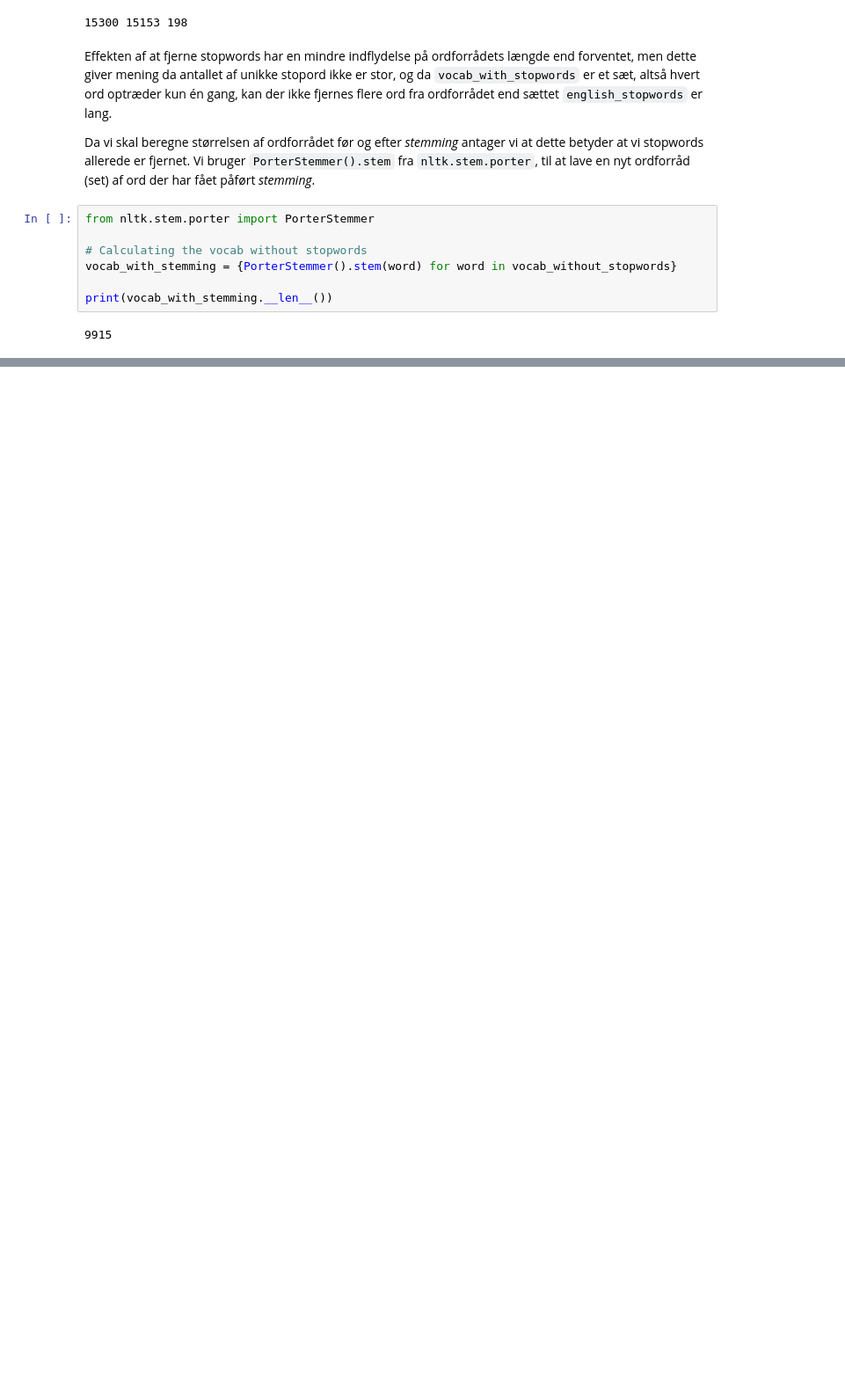
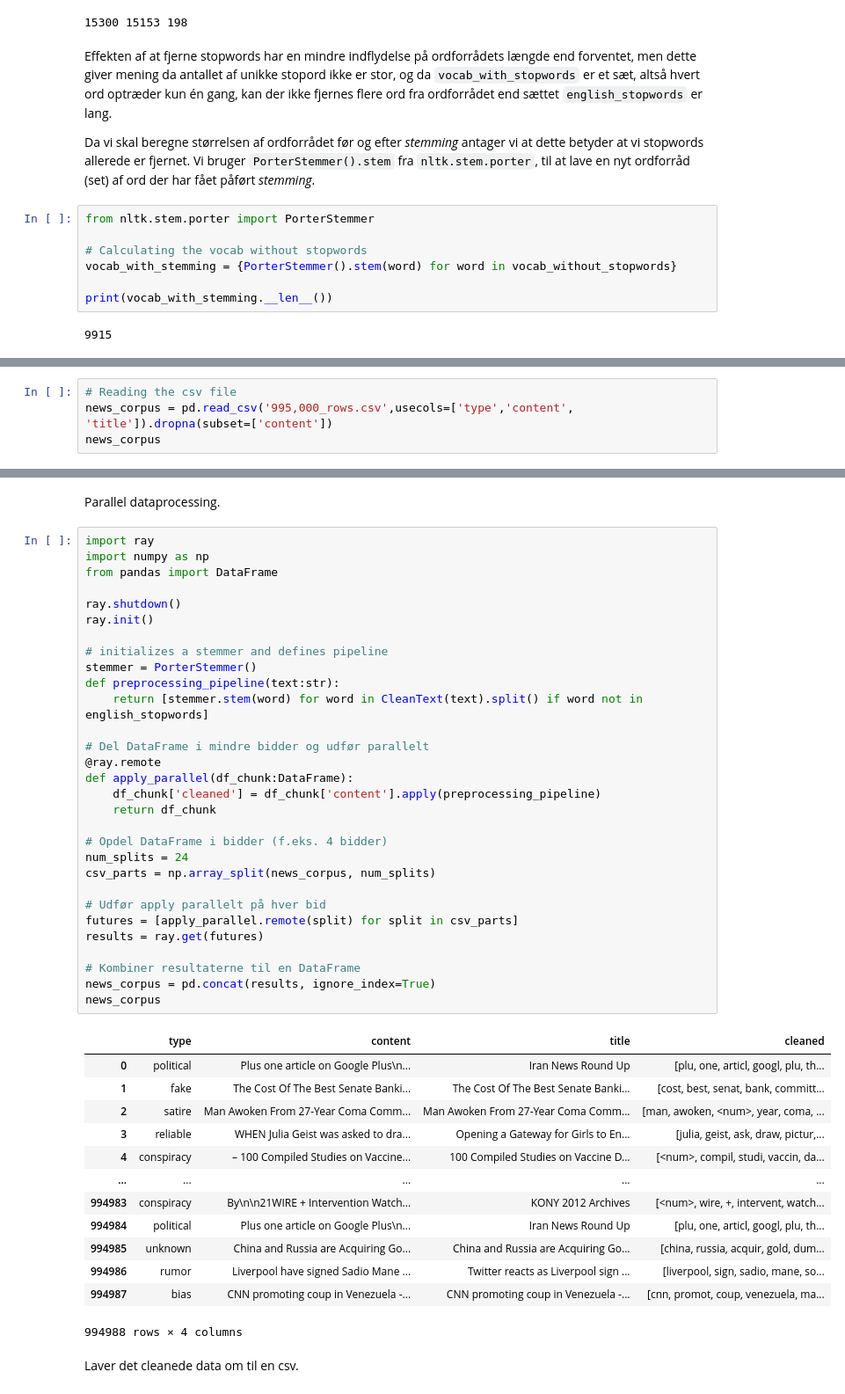
Before and after one commit to Zjt866/GDS-Fake-News-Project, a Jupyter notebook: Cleaning Program/Text Cleaning development.ipynb, the cells around one changed output, grey strips where cells are left out. Shown: that part at 88% size. Drawn from its saved outputs; the diff is of its cells as text; blank space fills up the shorter version.

```diff
--- a/Text Cleaning.ipynb
+++ b/Cleaning Program/Text Cleaning development.ipynb
@@ -174,0 +179,4 @@ print(vocab_with_stemming.__len__())
+# %%
+# Reading the csv file
+news_corpus = pd.read_csv('995,000_rows.csv',usecols=['type','content', 'title']).dropna(subset=['content'])
+news_corpus
@@ -174,0 +197,48 @@ print(vocab_with_stemming.__len__())
+# %% [markdown]
+Parallel dataprocessing.
+# %%
+import ray
+import numpy as np
+from pandas import DataFrame
+
+ray.shutdown()
+ray.init()
+
+# initializes a stemmer and defines pipeline
+stemmer = PorterStemmer()
+def preprocessing_pipeline(text:str):
+    return [stemmer.stem(word) for word in CleanText(text).split() if word not in english_stopwords]
+
+# Del DataFrame i mindre bidder og udfør parallelt
+@ray.remote
+def apply_parallel(df_chunk:DataFrame):
+    df_chunk['cleaned'] = df_chunk['content'].apply(preprocessing_pipeline)
+    return df_chunk
+
+# Opdel DataFrame i bidder (f.eks. 4 bidder)
+num_splits = 24
+csv_parts = np.array_split(news_corpus, num_splits)
+
+# Udfør apply parallelt på hver bid
+futures = [apply_parallel.remote(split) for split in csv_parts]
+results = ray.get(futures)
+
+# Kombiner resultaterne til en DataFrame
+news_corpus = pd.concat(results, ignore_index=True)
+news_corpus
+# %% [output]
+|  | type | content | title | cleaned |
+| 0 | political | Plus one article on Google Plus\n... | Iran News Round Up | [plu, one, articl, googl, plu, th... |
+| 1 | fake | The Cost Of The Best Senate Banki... | The Cost Of The Best Senate Banki... | [cost, best, senat, bank, committ... |
+| 2 | satire | Man Awoken From 27-Year Coma Comm... | Man Awoken From 27-Year Coma Comm... | [man, awoken, <num>, year, coma, ... |
+| 3 | reliable | WHEN Julia Geist was asked to dra... | Opening a Gateway for Girls to En... | [julia, geist, ask, draw, pictur,... |
+| 4 | conspiracy | – 100 Compiled Studies on Vaccine... | 100 Compiled Studies on Vaccine D... | [<num>, compil, studi, vaccin, da... |
+| ... | ... | ... | ... | ... |
+| 994983 | conspiracy | By\n\n21WIRE + Intervention Watch... | KONY 2012 Archives | [<num>, wire, +, intervent, watch... |
+| 994984 | political | Plus one article on Google Plus\n... | Iran News Round Up | [plu, one, articl, googl, plu, th... |
+| 994985 | unknown | China and Russia are Acquiring Go... | China and Russia are Acquiring Go... | [china, russia, acquir, gold, dum... |
+| 994986 | rumor | Liverpool have signed Sadio Mane ... | Twitter reacts as Liverpool sign ... | [liverpool, sign, sadio, mane, so... |
+| 994987 | bias | CNN promoting coup in Venezuela -... | CNN promoting coup in Venezuela -... | [cnn, promot, coup, venezuela, ma... |
+994988 rows × 4 columns
+# %% [markdown]
+Laver det cleanede data om til en csv.
```
Also changed, not shown: parts of 4 cells of this notebook, 7 other files.
